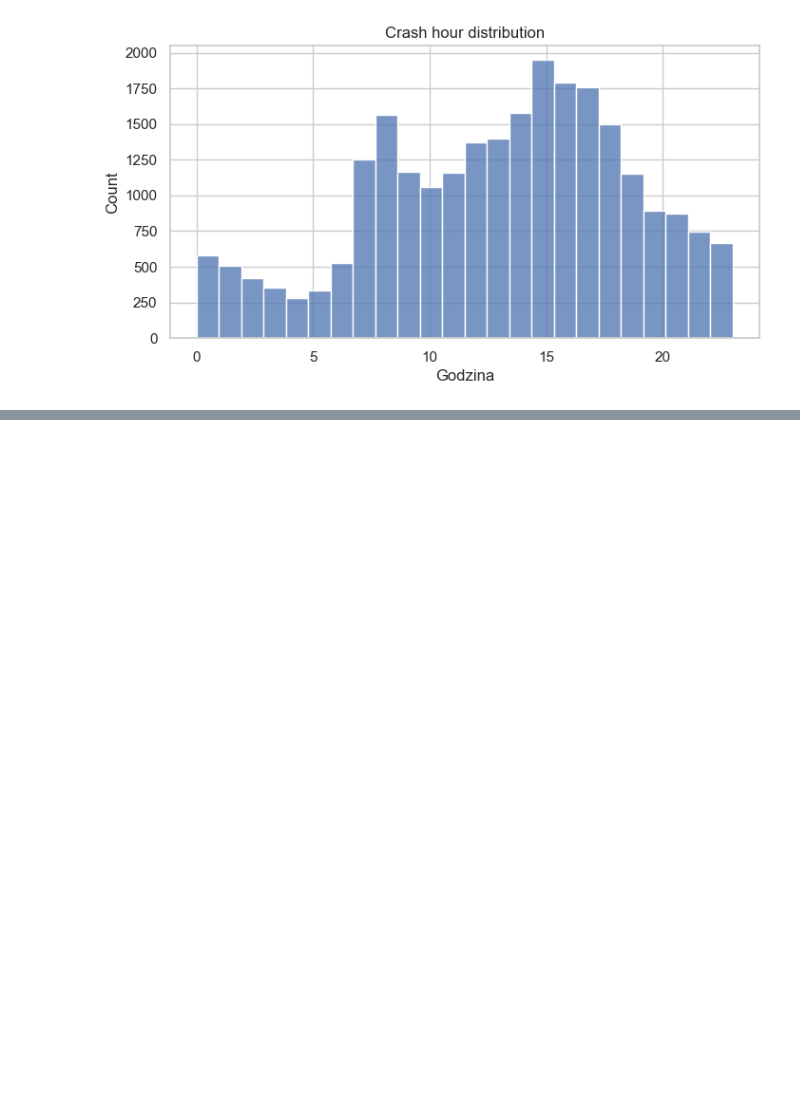
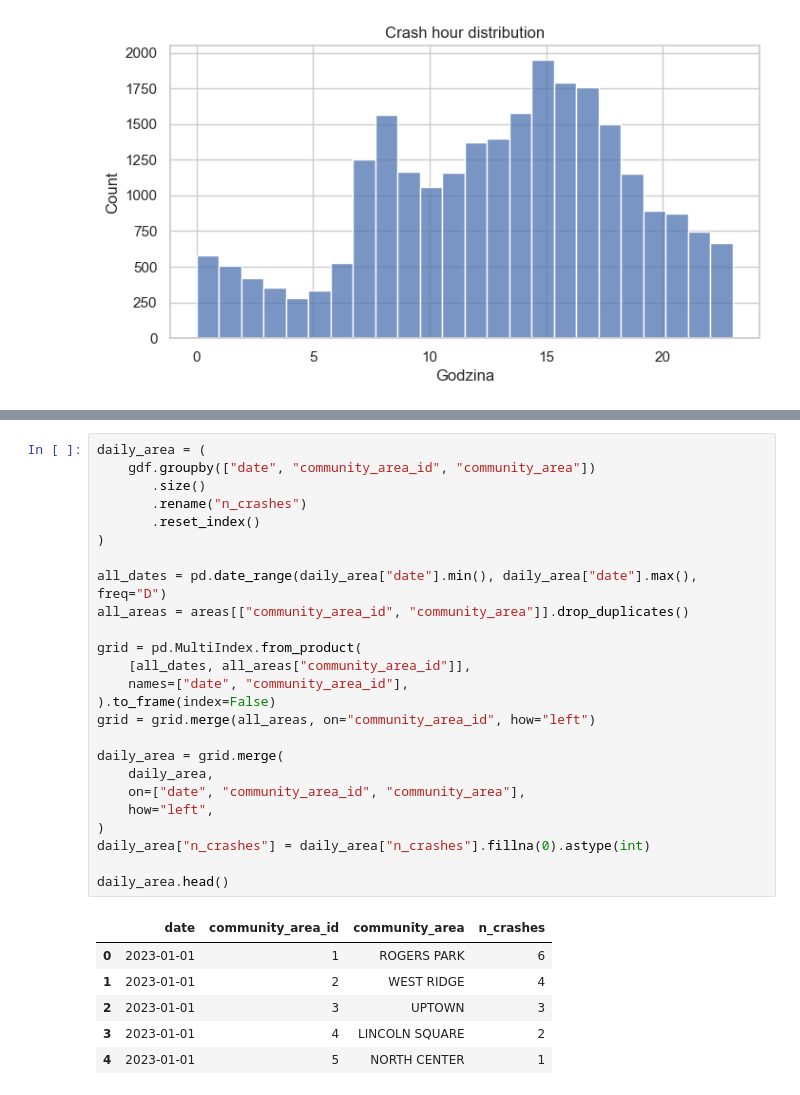
Before and after one commit to Kolo-Naukowe-Data-Science-PW/Spatio-Temporal_Models, a Jupyter notebook: experiments/chicago_baselines.ipynb, the cells around one changed output, grey strips where cells are left out. Cells and saved outputs as stored; diff of their text form; blank space fills up the shorter version.

```diff
--- a/experiments/chicago_baselines.ipynb
+++ b/experiments/chicago_baselines.ipynb
@@ -107,0 +163,32 @@ plt.show()
+# %%
+daily_area = (
+    gdf.groupby(["date", "community_area_id", "community_area"])
+       .size()
+       .rename("n_crashes")
+       .reset_index()
+)
+
+all_dates = pd.date_range(daily_area["date"].min(), daily_area["date"].max(), freq="D")
+all_areas = areas[["community_area_id", "community_area"]].drop_duplicates()
+
+grid = pd.MultiIndex.from_product(
+    [all_dates, all_areas["community_area_id"]],
+    names=["date", "community_area_id"],
+).to_frame(index=False)
+grid = grid.merge(all_areas, on="community_area_id", how="left")
+
+daily_area = grid.merge(
+    daily_area,
+    on=["date", "community_area_id", "community_area"],
+    how="left",
+)
+daily_area["n_crashes"] = daily_area["n_crashes"].fillna(0).astype(int)
+
+daily_area.head()
+# %% [output]
+|  | date | community_area_id | community_area | n_crashes |
+| 0 | 2023-01-01 | 1 | ROGERS PARK | 6 |
+| 1 | 2023-01-01 | 2 | WEST RIDGE | 4 |
+| 2 | 2023-01-01 | 3 | UPTOWN | 3 |
+| 3 | 2023-01-01 | 4 | LINCOLN SQUARE | 2 |
+| 4 | 2023-01-01 | 5 | NORTH CENTER | 1 |
```
Also changed, not shown: parts of 12 cells of this notebook.
